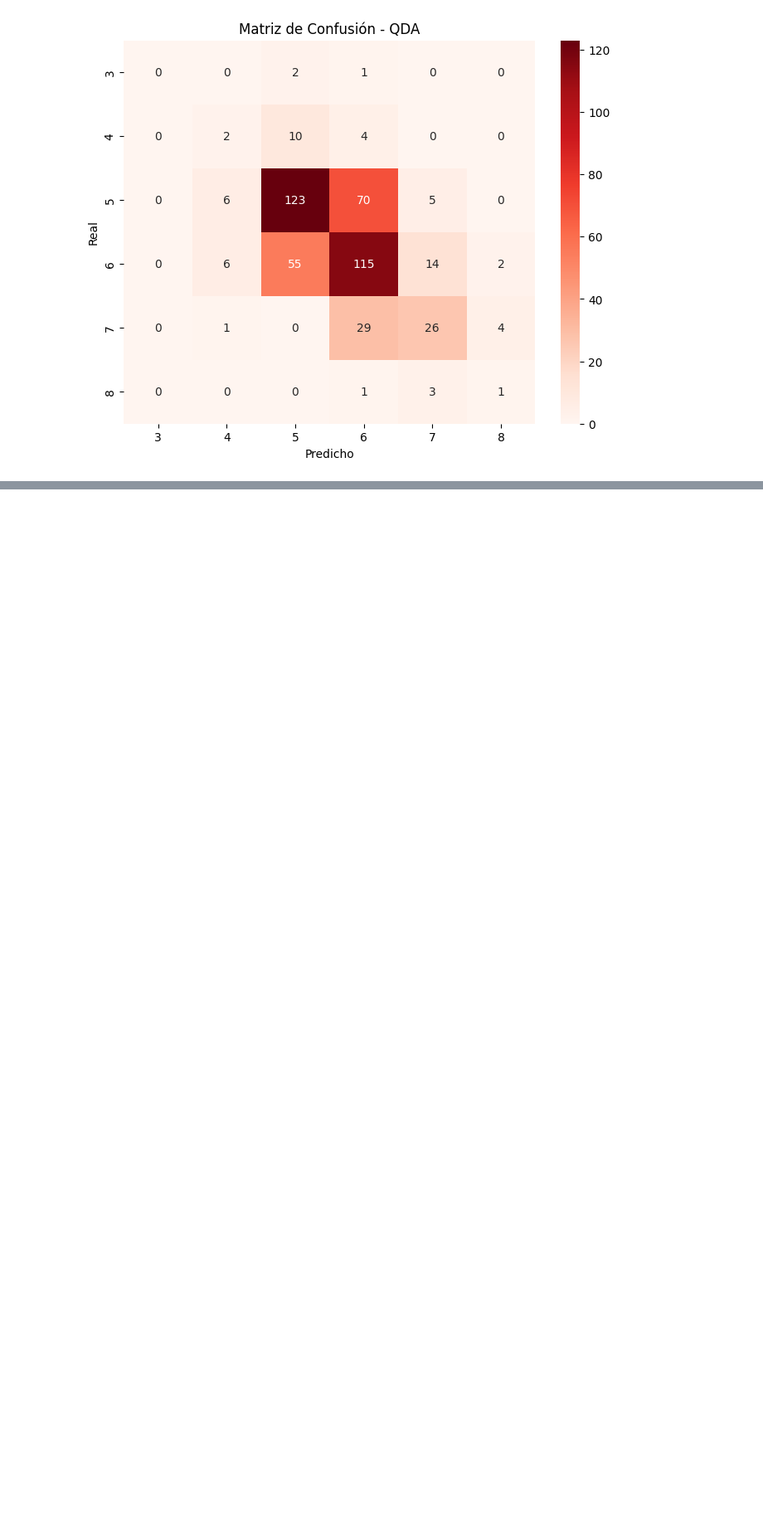
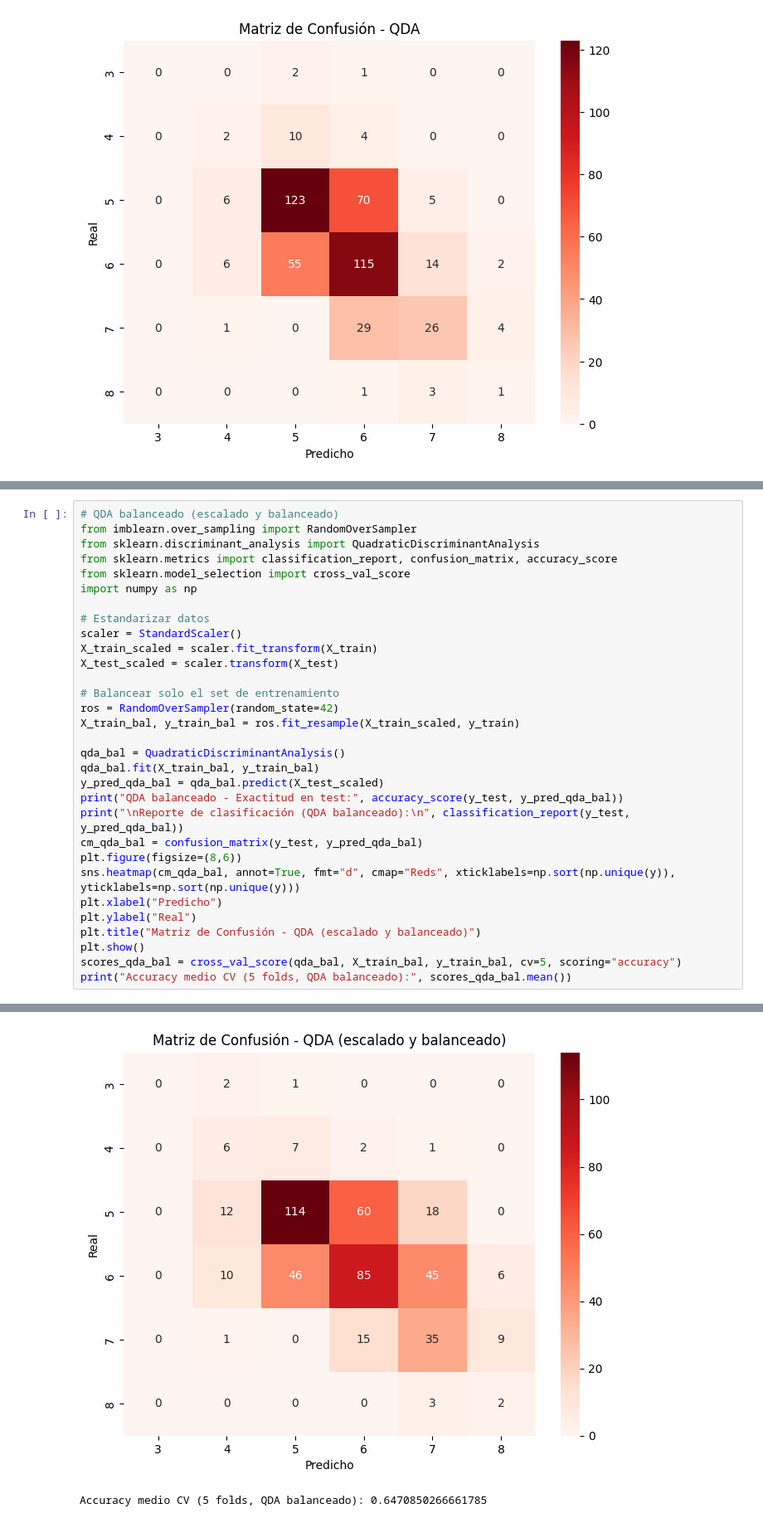
Before and after one commit to matycody/TP-1, a Jupyter notebook: clasificacion/lda_qda.ipynb, the cells around one changed output, grey strips where cells are left out. Shown at 83% size. Saved outputs shown, nothing was run; the diff lists cells and outputs as text; blank space fills up the shorter version.

```diff
--- a/clasificacion/lda_qda.ipynb
+++ b/clasificacion/lda_qda.ipynb
@@ -344,0 +400,32 @@ weighted avg       0.56      0.56      0.55       480
+# %%
+# QDA balanceado (escalado y balanceado)
+from imblearn.over_sampling import RandomOverSampler
+from sklearn.discriminant_analysis import QuadraticDiscriminantAnalysis
+from sklearn.metrics import classification_report, confusion_matrix, accuracy_score
+from sklearn.model_selection import cross_val_score
+import numpy as np
+
+# Estandarizar datos
+scaler = StandardScaler()
+X_train_scaled = scaler.fit_transform(X_train)
+X_test_scaled = scaler.transform(X_test)
+
+# Balancear solo el set de entrenamiento
+ros = RandomOverSampler(random_state=42)
+X_train_bal, y_train_bal = ros.fit_resample(X_train_scaled, y_train)
+
+qda_bal = QuadraticDiscriminantAnalysis()
+qda_bal.fit(X_train_bal, y_train_bal)
+y_pred_qda_bal = qda_bal.predict(X_test_scaled)
+print("QDA balanceado - Exactitud en test:", accuracy_score(y_test, y_pred_qda_bal))
+print("\nReporte de clasificación (QDA balanceado):\n", classification_report(y_test, y_pred_qda_bal))
+cm_qda_bal = confusion_matrix(y_test, y_pred_qda_bal)
+plt.figure(figsize=(8,6))
+sns.heatmap(cm_qda_bal, annot=True, fmt="d", cmap="Reds", xticklabels=np.sort(np.unique(y)), yticklabels=np.sort(np.unique(y)))
+plt.xlabel("Predicho")
+plt.ylabel("Real")
+plt.title("Matriz de Confusión - QDA (escalado y balanceado)")
+plt.show()
+scores_qda_bal = cross_val_score(qda_bal, X_train_bal, y_train_bal, cv=5, scoring="accuracy")
+print("Accuracy medio CV (5 folds, QDA balanceado):", scores_qda_bal.mean())
+# %% [output]
@@ -344,0 +447,2 @@ weighted avg       0.56      0.56      0.55       480
+[figure, added]
+Accuracy medio CV (5 folds, QDA balanceado): 0.6470850266661785
```
Also changed, not shown: parts of 5 cells of this notebook, 11 other files.
